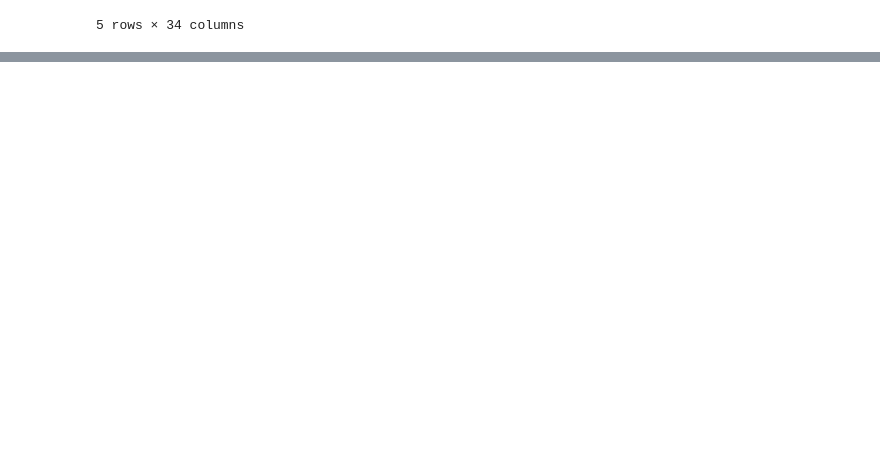
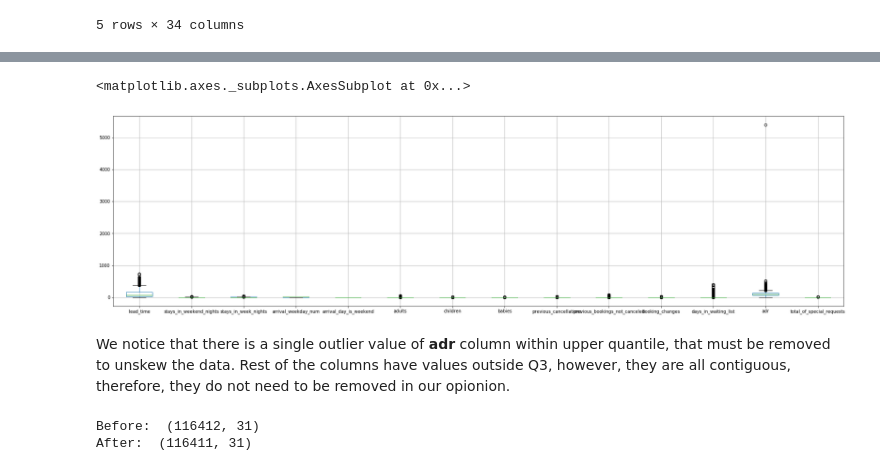
Before and after one commit to sandeepborkartech/ML_HotelPricing, a Jupyter notebook: hotel_v3_vijaya_27Mar.ipynb, the cells around one changed output, grey strips where cells are left out. Cells and saved outputs as stored; diff of their text form; code cells hidden in the pictures; blank space fills up the shorter version.

```diff
--- a/hotel_v3_vijaya_27Mar.ipynb
+++ b/hotel_v3_vijaya_27Mar.ipynb
@@ -337,0 +296,26 @@ X.head()
+# %%
+df_hotel = pd.read_pickle('hotel_bookings_6.pkl')
+
+df_hotel_cont = df_hotel[['lead_time', 'stays_in_weekend_nights', 'stays_in_week_nights','arrival_weekday_num','arrival_day_is_weekend', 'adults', 'children', 'babies', 'previous_cancellations'
+         , 'previous_bookings_not_canceled', 'booking_changes', 'days_in_waiting_list', 'adr', 'total_of_special_requests']]
+
+df_hotel_cont.boxplot(figsize=(30, 8))
+# %% [output]
+<matplotlib.axes._subplots.AxesSubplot at 0x...>
+[figure, added]
+# %% [markdown]
+We notice that there is a single outlier value of __adr__ column within upper quantile, that must be removed to unskew the data.
+Rest of the columns have values outside Q3, however, they are all contiguous, therefore, they do not need to be removed in our opionion.
+# %%
+df_hotel = pd.read_pickle('hotel_bookings_6.pkl')
+
+print('Before: ', df_hotel.shape)
+
+df_hotel = df_hotel[df_hotel["adr"] != df_hotel["adr"].max()]
+
+print('After: ', df_hotel.shape)
+
+df_hotel.to_pickle('hotel_bookings_7.pkl')
+# %% [output]
+Before:  (116412, 31)
+After:  (116411, 31)
```
Also changed, not shown: parts of 68 cells of this notebook, 1 other file.
